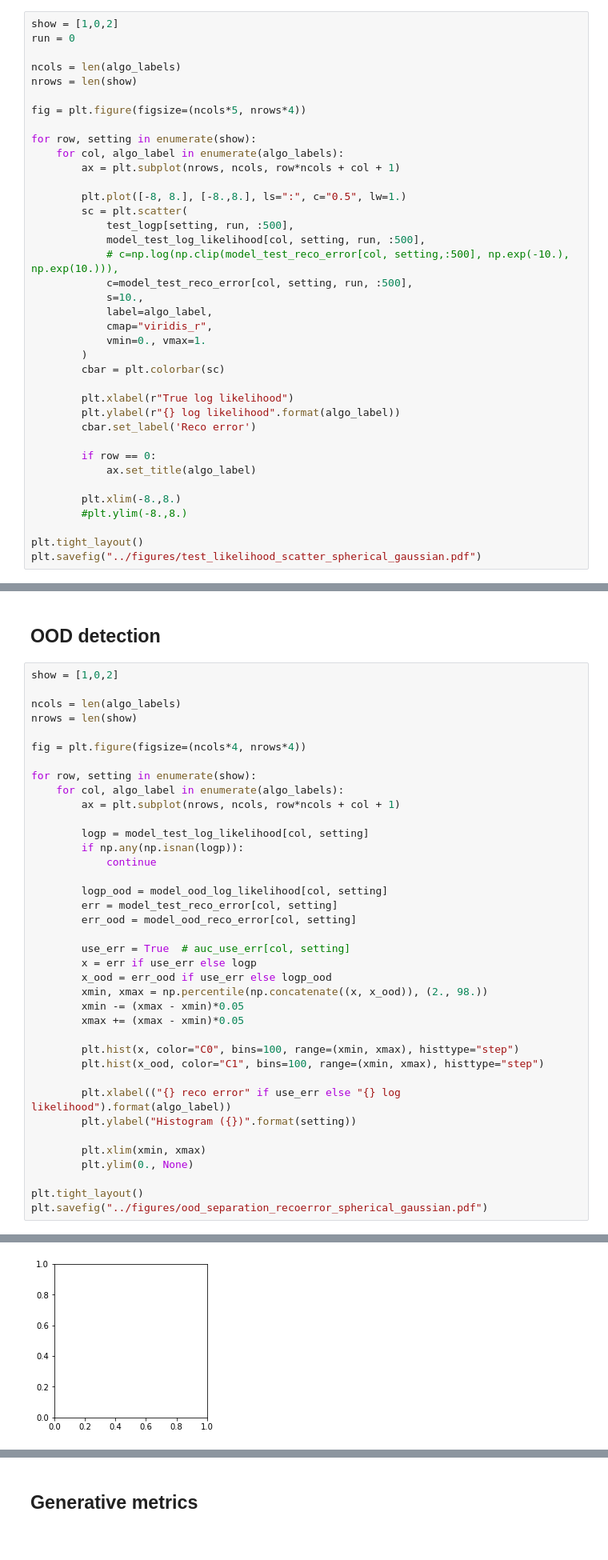
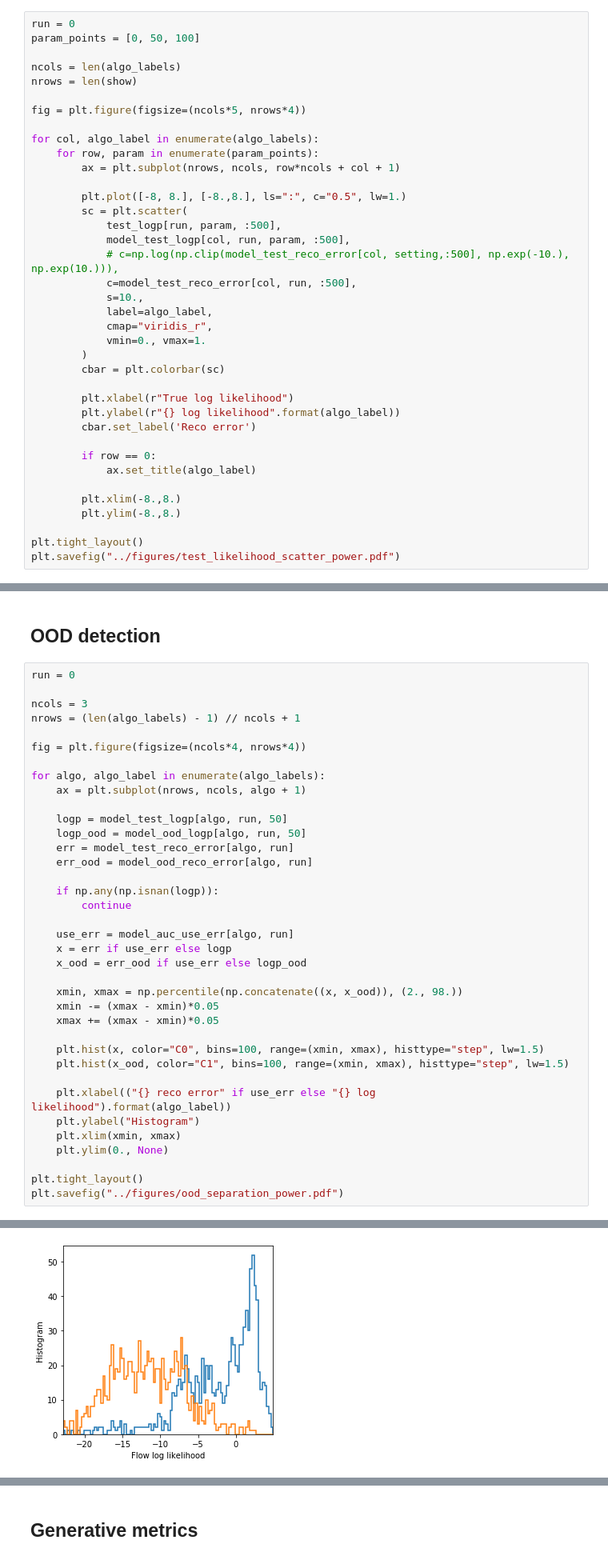
Before and after one commit to johannbrehmer/manifold-flow, a Jupyter notebook: experiments/notebooks/plot_power_results.ipynb, the cells around one changed output, grey strips where cells are left out. Shown: that part at 80% size. Cells and saved outputs as stored; diff of their text form.

```diff
--- a/experiments/notebooks/plot_power_results.ipynb
+++ b/experiments/notebooks/plot_power_results.ipynb
@@ -339,24 +309,24 @@ plt.savefig("../figures/test_likelihood_3d_spherical_gaussian.pdf")
 # %% [markdown]
 ## Evaluation metrics
 # %%
-show = [1,0,2]
 run = 0
+param_points = [0, 50, 100]
 
 ncols = len(algo_labels)
 nrows = len(show)
 
 fig = plt.figure(figsize=(ncols*5, nrows*4))
 
-for row, setting in enumerate(show):
-    for col, algo_label in enumerate(algo_labels):
+for col, algo_label in enumerate(algo_labels):
+    for row, param in enumerate(param_points):
         ax = plt.subplot(nrows, ncols, row*ncols + col + 1)
 
         plt.plot([-8, 8.], [-8.,8.], ls=":", c="0.5", lw=1.)
         sc = plt.scatter(
-            test_logp[setting, run, :500],
-            model_test_log_likelihood[col, setting, run, :500],
+            test_logp[run, param, :500],
+            model_test_logp[col, run, param, :500],
             # c=np.log(np.clip(model_test_reco_error[col, setting,:500], np.exp(-10.), np.exp(10.))),
-            c=model_test_reco_error[col, setting, run, :500],
+            c=model_test_reco_error[col, run, :500],
             s=10.,
             label=algo_label,
             cmap="viridis_r",
@@ -372,8 +342,8 @@ for row, setting in enumerate(show):
             ax.set_title(algo_label)
 
         plt.xlim(-8.,8.)
-        #plt.ylim(-8.,8.)
+        plt.ylim(-8.,8.)
 
 plt.tight_layout()
-plt.savefig("../figures/test_likelihood_scatter_spherical_gaussian.pdf")
+plt.savefig("../figures/test_likelihood_scatter_power.pdf")
 # %% [output]
@@ -381,41 +351,40 @@ plt.savefig("../figures/test_likelihood_scatter_spherical_gaussian.pdf")
 # %% [markdown]
 ## OOD detection
 # %%
-show = [1,0,2]
+run = 0
 
-ncols = len(algo_labels)
-nrows = len(show)
+ncols = 3
+nrows = (len(algo_labels) - 1) // ncols + 1
 
 fig = plt.figure(figsize=(ncols*4, nrows*4))
 
-for row, setting in enumerate(show):
-    for col, algo_label in enumerate(algo_labels):
-        ax = plt.subplot(nrows, ncols, row*ncols + col + 1)
+for algo, algo_label in enumerate(algo_labels):
+    ax = plt.subplot(nrows, ncols, algo + 1)
 
-        logp = model_test_log_likelihood[col, setting]
-        if np.any(np.isnan(logp)):
-            continue
+    logp = model_test_logp[algo, run, 50]
+    logp_ood = model_ood_logp[algo, run, 50]
+    err = model_test_reco_error[algo, run]
+    err_ood = model_ood_reco_error[algo, run]
 
-        logp_ood = model_ood_log_likelihood[col, setting]
-        err = model_test_reco_error[col, setting]
-        err_ood = model_ood_reco_error[col, setting]
+    if np.any(np.isnan(logp)):
+        continue
 
-        use_err = True  # auc_use_err[col, setting]
-        x = err if use_err else logp
-        x_ood = err_ood if use_err else logp_ood
-        xmin, xmax = np.percentile(np.concatenate((x, x_ood)), (2., 98.))
-        xmin -= (xmax - xmin)*0.05
-        xmax += (xmax - xmin)*0.05
+    use_err = model_auc_use_err[algo, run]
+    x = err if use_err else logp
+    x_ood = err_ood if use_err else logp_ood
 
-        plt.hist(x, color="C0", bins=100, range=(xmin, xmax), histtype="step")
-        plt.hist(x_ood, color="C1", bins=100, range=(xmin, xmax), histtype="step")
+    xmin, xmax = np.percentile(np.concatenate((x, x_ood)), (2., 98.))
+    xmin -= (xmax - xmin)*0.05
+    xmax += (xmax - xmin)*0.05
 
-        plt.xlabel(("{} reco error" if use_err else "{} log likelihood").format(algo_label))
-        plt.ylabel("Histogram ({})".format(setting))
+    plt.hist(x, color="C0", bins=100, range=(xmin, xmax), histtype="step", lw=1.5)
+    plt.hist(x_ood, color="C1", bins=100, range=(xmin, xmax), histtype="step", lw=1.5)
 
-        plt.xlim(xmin, xmax)
-        plt.ylim(0., None)
+    plt.xlabel(("{} reco error" if use_err else "{} log likelihood").format(algo_label))
+    plt.ylabel("Histogram")
+    plt.xlim(xmin, xmax)
+    plt.ylim(0., None)
 
 plt.tight_layout()
-plt.savefig("../figures/ood_separation_recoerror_spherical_gaussian.pdf")
+plt.savefig("../figures/ood_separation_power.pdf")
 # %% [output]
@@ -423 +391 @@ ValueError: color kwarg must have one color per data set. 1000 data sets and 1 c
-[figure, old version]
+[figure, new version]
```
Also changed, not shown: parts of 20 cells of this notebook, 10 other files.
